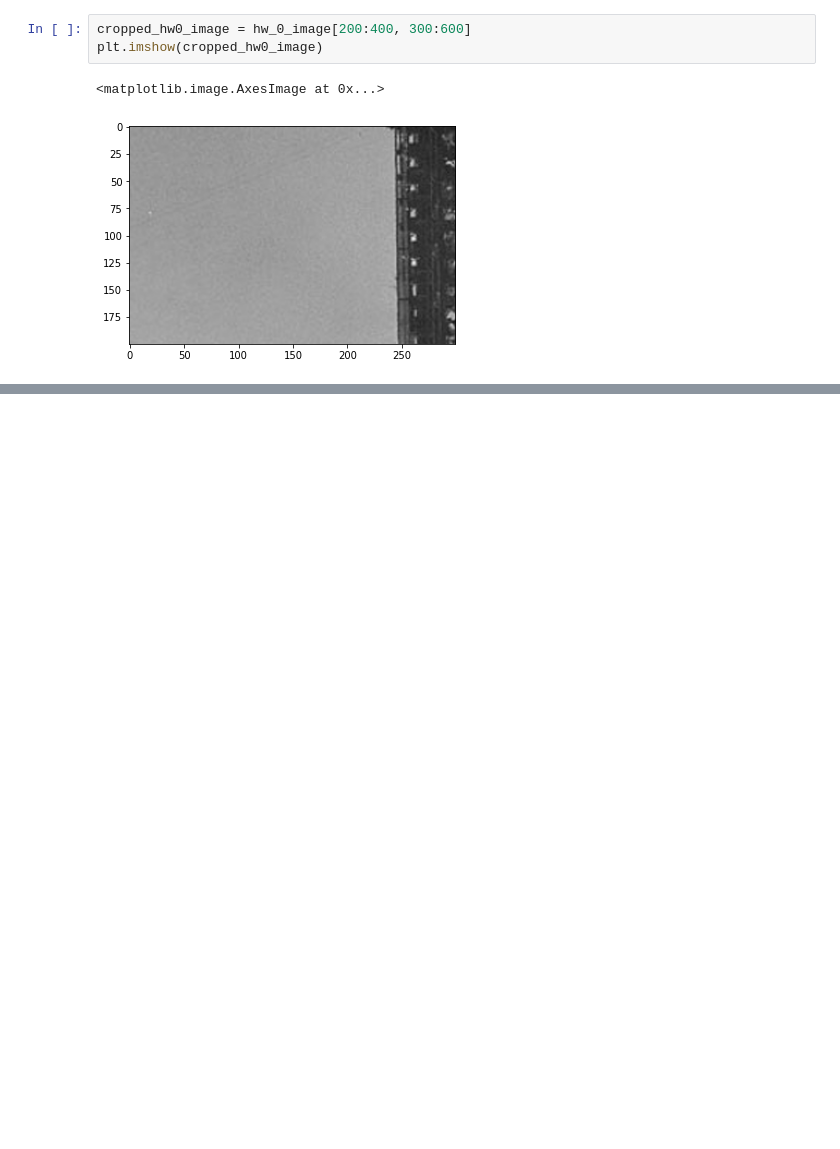
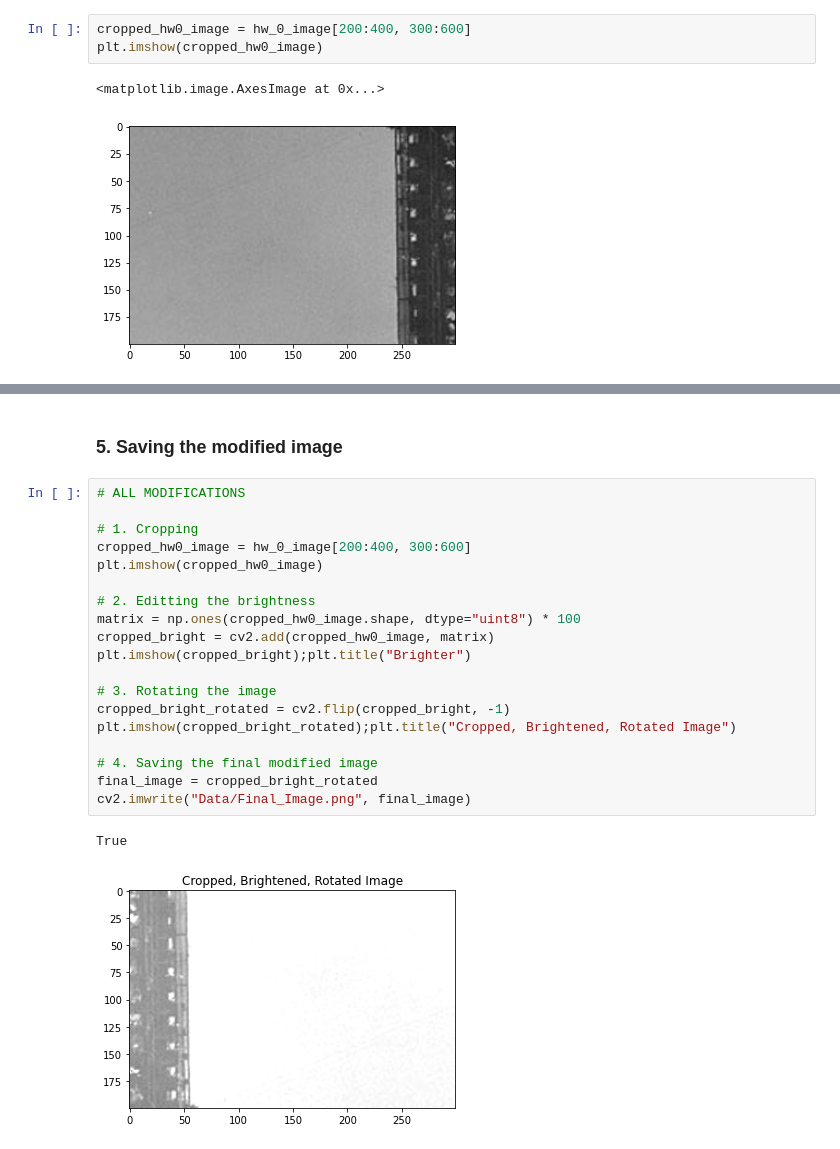
Before and after one commit to SSOE-ECE1390/verifying-setup-ramgoenka, a Jupyter notebook: Homework_0.ipynb, the cells around one changed output, grey strips where cells are left out. Drawn from its saved outputs; the diff is of its cells as text; blank space fills up the shorter version.

```diff
--- a/Homework_0.ipynb
+++ b/Homework_0.ipynb
@@ -35,0 +53,24 @@ plt.imshow(cropped_hw0_image)
+# %% [markdown]
+### 5. Saving the modified image
+# %%
+# ALL MODIFICATIONS
+
+# 1. Cropping
+cropped_hw0_image = hw_0_image[200:400, 300:600]
+plt.imshow(cropped_hw0_image)
+
+# 2. Editting the brightness
+matrix = np.ones(cropped_hw0_image.shape, dtype="uint8") * 100
+cropped_bright = cv2.add(cropped_hw0_image, matrix)
+plt.imshow(cropped_bright);plt.title("Brighter")
+
+# 3. Rotating the image
+cropped_bright_rotated = cv2.flip(cropped_bright, -1)
+plt.imshow(cropped_bright_rotated);plt.title("Cropped, Brightened, Rotated Image")
+
+# 4. Saving the final modified image
+final_image = cropped_bright_rotated
+cv2.imwrite("Data/Final_Image.png", final_image)
+# %% [output]
+True
+[figure, added]
```
Also changed, not shown: parts of 4 cells of this notebook, 1 other file.
